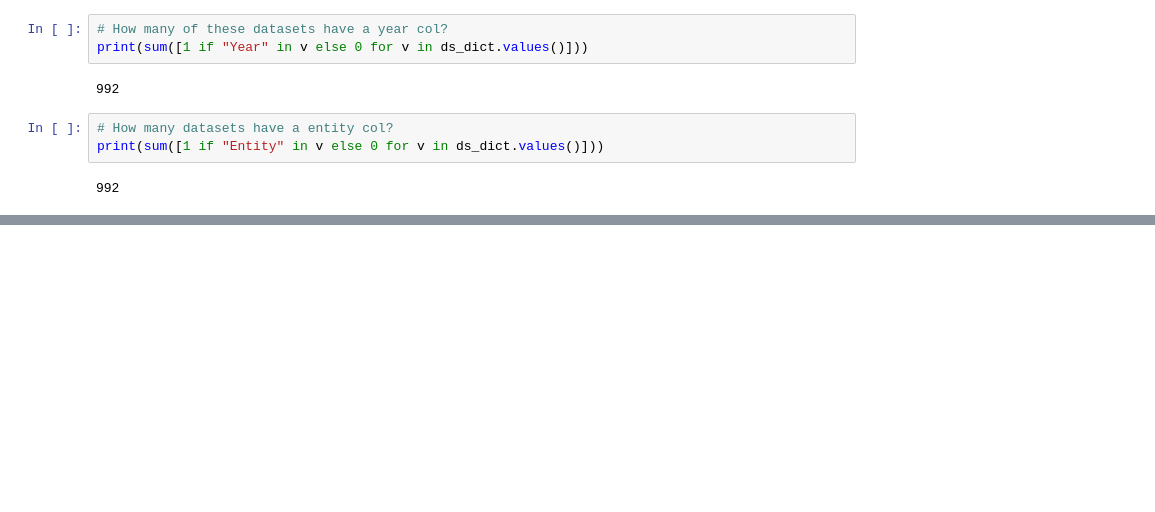
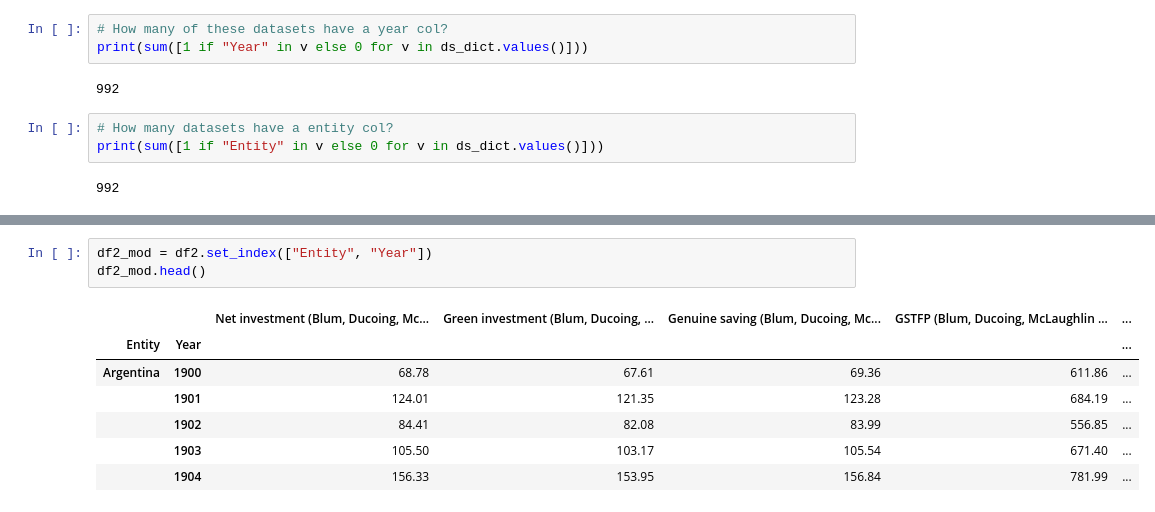
Before and after one commit to liamwazherealso/owid-notebooks, a Jupyter notebook: notebooks/Overview.ipynb, the cells around one changed output, grey strips where cells are left out. Cells and saved outputs as stored; diff of their text form; blank space fills up the shorter version.

```diff
--- a/notebooks/Overview.ipynb
+++ b/notebooks/Overview.ipynb
@@ -44,0 +123,11 @@ df = pd.DataFrame(index=range(shape[0]), columns=range(shape[1]))
+# %%
+df2_mod = df2.set_index(["Entity", "Year"])
+df2_mod.head()
+# %% [output]
+|  |  | Net investment (Blum, Ducoing, Mc... | Green investment (Blum, Ducoing, ... | Genuine saving (Blum, Ducoing, Mc... | GSTFP (Blum, Ducoing, McLaughlin ... | ... |
+| Entity | Year |  |  |  |  | ... |
+| Argentina | 1900 | 68.78 | 67.61 | 69.36 | 611.86 | ... |
+|  | 1901 | 124.01 | 121.35 | 123.28 | 684.19 | ... |
+|  | 1902 | 84.41 | 82.08 | 83.99 | 556.85 | ... |
+|  | 1903 | 105.50 | 103.17 | 105.54 | 671.40 | ... |
+|  | 1904 | 156.33 | 153.95 | 156.84 | 781.99 | ... |
```
Also changed, not shown: parts of 26 cells of this notebook.
